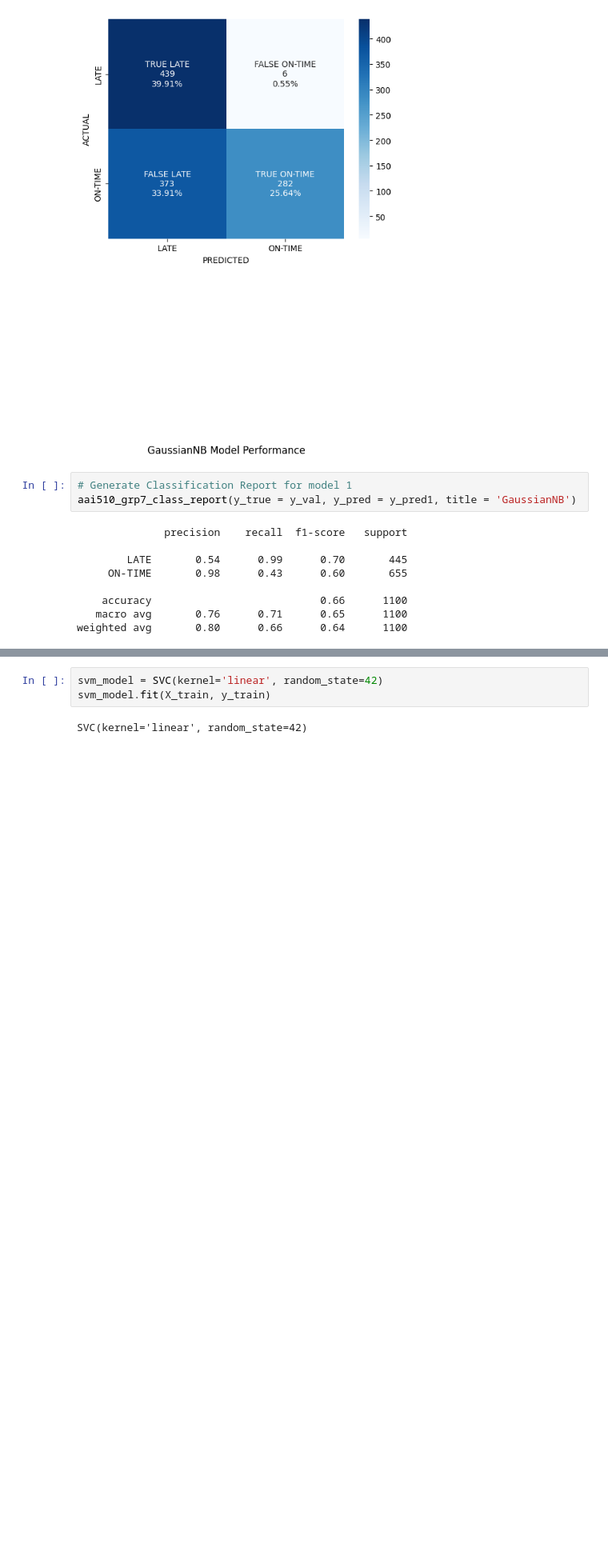
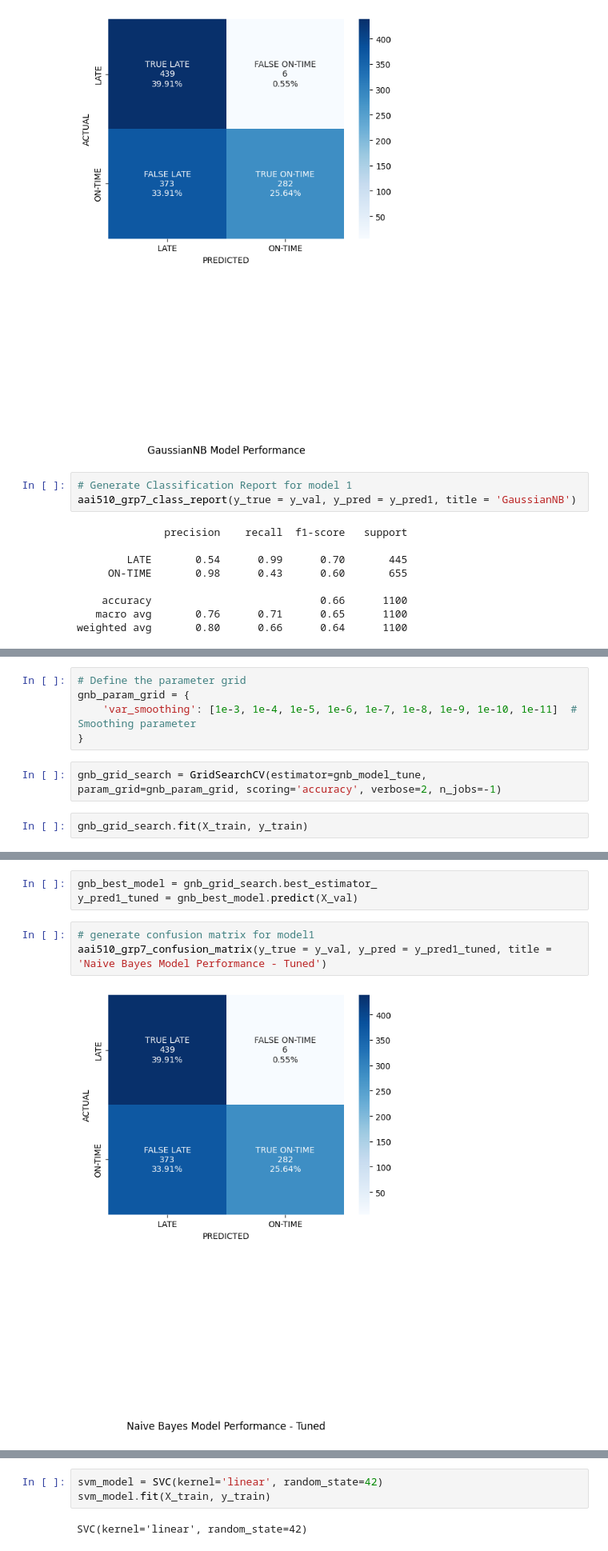
Before and after one commit to kdevoe/aai510-group7, a Jupyter notebook: shipping_modeling_setB.ipynb, the cells around one changed output, grey strips where cells are left out. Shown: that part at 80% size. Saved outputs shown, nothing was run; the diff lists cells and outputs as text; blank space fills up the shorter version.

Commit message:
Adding model tuning to set B

```diff
--- a/shipping_modeling_setB.ipynb
+++ b/shipping_modeling_setB.ipynb
@@ -104,0 +106,9 @@ weighted avg       0.80      0.66      0.64      1100
+# %%
+# Define the parameter grid
+gnb_param_grid = {
+    'var_smoothing': [1e-3, 1e-4, 1e-5, 1e-6, 1e-7, 1e-8, 1e-9, 1e-10, 1e-11]  # Smoothing parameter
+}
+# %%
+gnb_grid_search = GridSearchCV(estimator=gnb_model_tune, param_grid=gnb_param_grid, scoring='accuracy', verbose=2, n_jobs=-1)
+# %%
+gnb_grid_search.fit(X_train, y_train)
@@ -104,0 +144,8 @@ weighted avg       0.80      0.66      0.64      1100
+# %%
+gnb_best_model = gnb_grid_search.best_estimator_
+y_pred1_tuned = gnb_best_model.predict(X_val)
+# %%
+# generate confusion matrix for model1
+aai510_grp7_confusion_matrix(y_true = y_val, y_pred = y_pred1_tuned, title = 'Naive Bayes Model Performance - Tuned')
+# %% [output]
+[figure, added]
```
Also changed, not shown: parts of 19 cells of this notebook.
